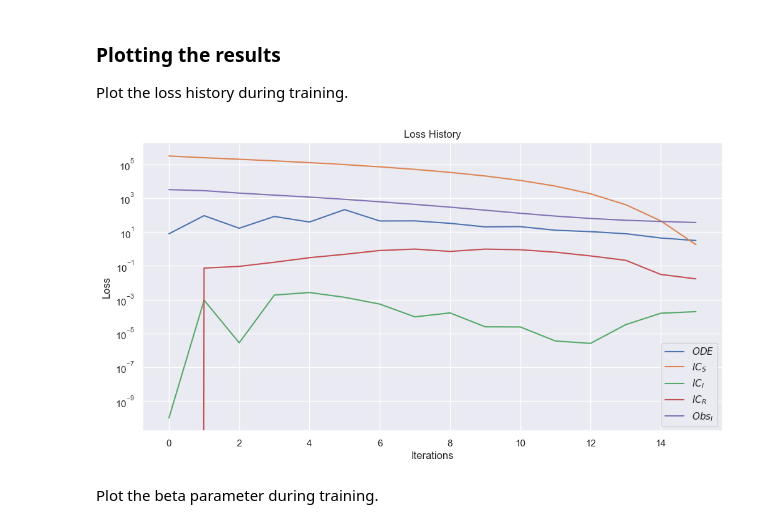
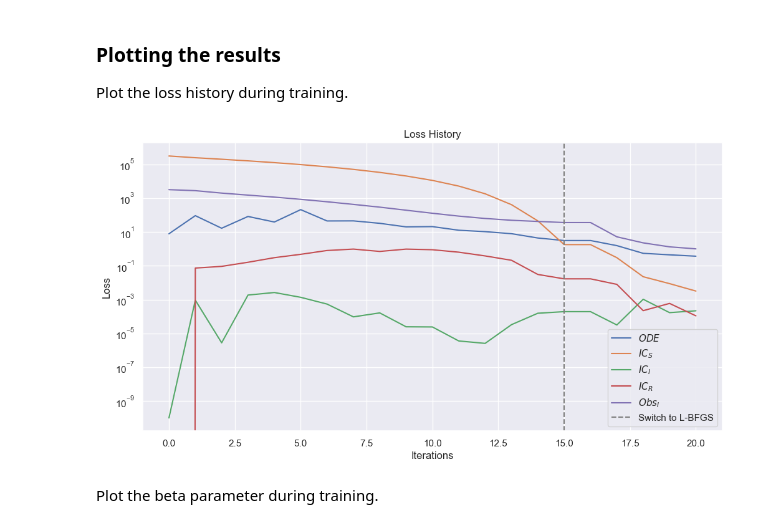
Before and after one commit to GiacomoGuidotto/sir-pinn, a Jupyter notebook: src/contant_rate/joint/joint.ipynb, the cells around one changed output. Saved outputs shown, nothing was run; the diff lists cells and outputs as text; code cells hidden in the pictures.

```diff
--- a/src/contant_rate/joint/joint.ipynb
+++ b/src/contant_rate/joint/joint.ipynb
@@ -174,6 +174,8 @@ first_optimizer = "adam"
 second_optimizer = "L-BFGS"
 lr = 0.001
 loss_function = "MSE"
+
+batch_size = 1000
 iterations = 15000
 # %% [markdown]
 ### Model definition
@@ -278,8 +282,9 @@ model.compile(
 )
 
 loss_history, train_state = model.train(
+  batch_size=batch_size,
   iterations=iterations,
-  callbacks=[variable]
+  callbacks=[variable],
 )
 # %% [output]
 Compiling model...
@@ -322,21 +353,27 @@ Plot the loss history during training.
 # %%
 columns = ["$ODE$", "$IC_S$", "$IC_I$", "$IC_R$", "$Obs_I$"]
 losses = pd.DataFrame(loss_history.loss_train, columns=columns)
 
 plt.subplots(figsize=(12, 6))
 
 for column in columns:
   sns.lineplot(data=losses[column], label=column)
 
+plt.axvline(
+  iterations / batch_size,
+  color="gray",
+  linestyle="--",
+  label="Switch to L-BFGS",
+)
 plt.yscale("log")
 plt.xlabel("Iterations")
 plt.ylabel("Loss")
 plt.title("Loss History")
 plt.legend()
 plt.savefig(f"{assets_dir}/loss_history.png")
 plt.show()
 # %% [output]
-[figure, old version]
+[figure, new version]
 # %% [markdown]
 Plot the beta parameter during training.
 # %%
```
Also changed, not shown: parts of 10 cells of this notebook, 15 other files.
